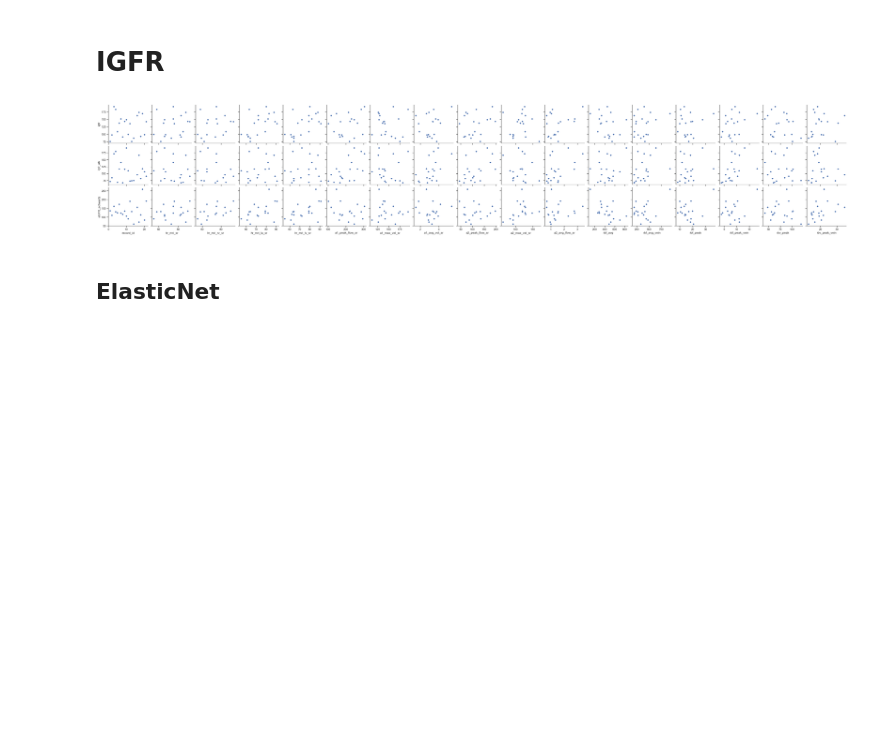
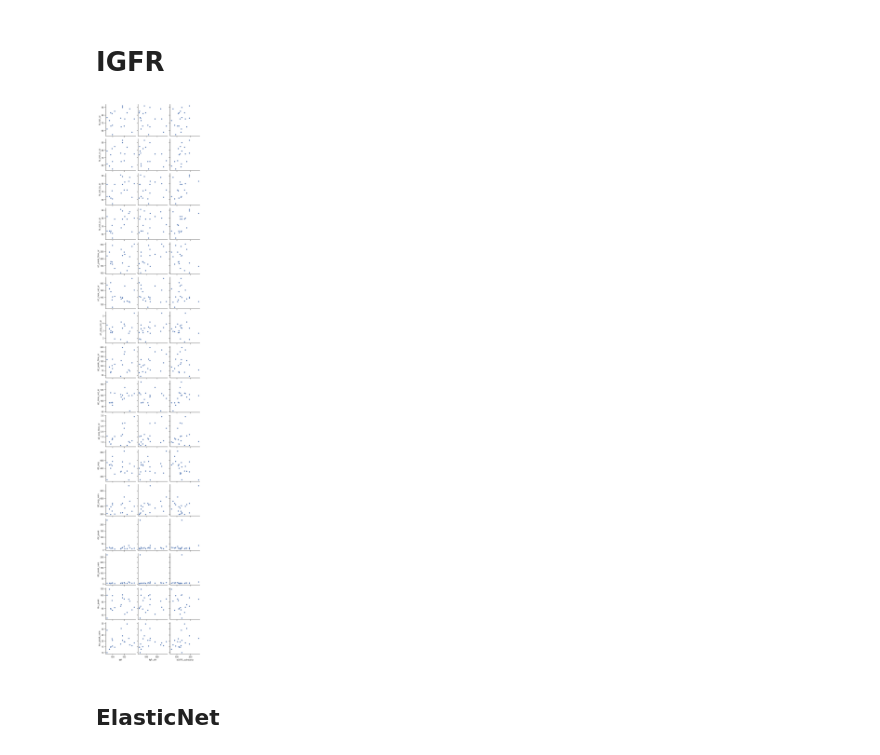
Before and after one commit to netiony/CHCO-Code, a Jupyter notebook: Petter Bjornstad/Renal Imaging/renal_imaging.ipynb, the cells around one changed output. Saved outputs shown, nothing was run; the diff lists cells and outputs as text; code cells hidden in the pictures; blank space fills up the shorter version.

```diff
--- a/Petter Bjornstad/Renal Imaging/renal_imaging.ipynb
+++ b/Petter Bjornstad/Renal Imaging/renal_imaging.ipynb
@@ -3,13 +3,15 @@ import pandas as pd
 import numpy as np
 import matplotlib.pyplot as plt
 import seaborn as sns
+import statsmodels.api as sm
 from itertools import cycle
 from patsy import dmatrices
 from sklearn.ensemble import RandomForestRegressor
 from sklearn.preprocessing import StandardScaler
-from sklearn.linear_model import ElasticNetCV,ElasticNet,enet_path
+from sklearn.linear_model import ElasticNetCV,ElasticNet,enet_path,Lasso,LassoCV,lasso_path
 from sklearn.datasets import make_regression
 from redcap import Project
+wd = '/Volumes/PEDS/RI Biostatistics Core/Shared/Shared Projects/Laura/Peds Endo/Petter Bjornstad/Renal Imaging/'
 # %%
 # # Import data from REDCap
 # api_url = 'https://redcap.ucdenver.edu/api/'
@@ -18,7 +20,7 @@ from redcap import Project
 # data = project.export_records(forms=['parent_demographics'])
 # %%
 # Import data
-df = pd.read_csv('/Users/timvigers/Desktop/177844RenalBloodFlow_DATA_2021-12-14_1401.csv')
+df = pd.read_csv(wd + 'Data_Raw/177844RenalBloodFlow_DATA_2021-12-15_0836.csv')
 # Predictors
 r_rbf_avg = df[['r_rbf_avg_sr','r_rbf_avg_sup_sr','r_rbf_avg_inf_sr','r_rbf_avg_3b_sr']].sum(axis=1)
 r_rbf_avg[r_rbf_avg == 0] = np.nan
@@ -54,7 +56,7 @@ calculated = {'r_rbf_avg':r_rbf_avg,'r_rbf_avg_vein':r_rbf_avg_vein,'l_rbf_avg':
              'eGFR_schwartz':eGFR_schwartz}
 calc_df = pd.concat(calculated,axis=1)
 # Add other columns
-final_df = pd.concat([df[['record_id','hr_mri_sr','hr_mri_rv_sr','hr_mri_la_sr','hr_mri_lv_sr',
+final_df = pd.concat([df[['hr_mri_sr','hr_mri_rv_sr','hr_mri_la_sr','hr_mri_lv_sr',
                          'a1_peak_flow_sr','a1_max_vel_sr','a1_avg_vol_sr','a2_peak_flow_sr','a2_max_vel_sr','a2_avg_flow_sr']],calc_df,
                df[['igfr','igfr_ab']]],axis=1)
 # Averages
@@ -76,9 +78,9 @@ final_df.to_csv('/Volumes/PEDS/RI Biostatistics Core/Shared/Shared Projects/Laur
 # IGFR
 # %%
 sns.set_theme(style="ticks")
-sns.pairplot(final_df,y_vars=outcomes,x_vars=pred);
+sns.pairplot(final_df,x_vars=outcomes,y_vars=pred);
 # %% [output]
-[figure, old version]
+[figure, new version]
 # %% [markdown]
 ## ElasticNet
 # %%
```
Also changed, not shown: parts of 8 cells of this notebook.
